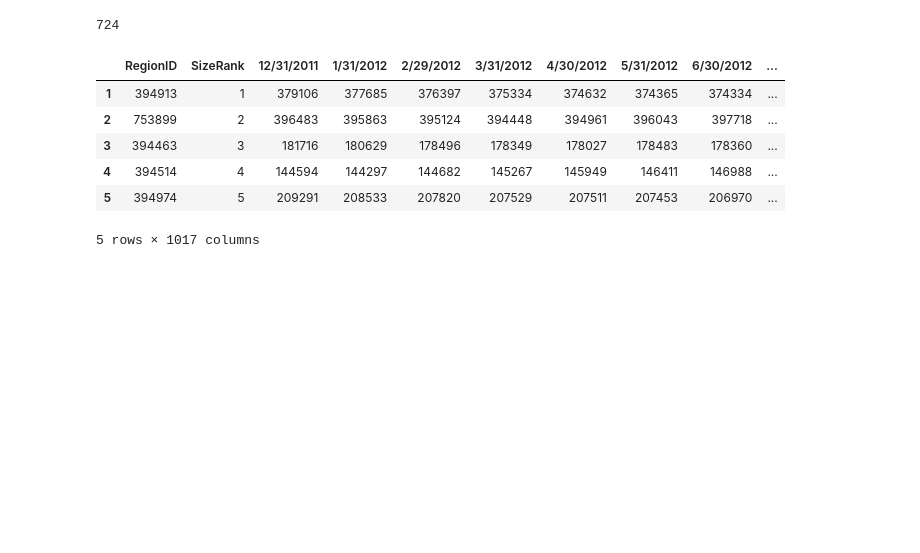
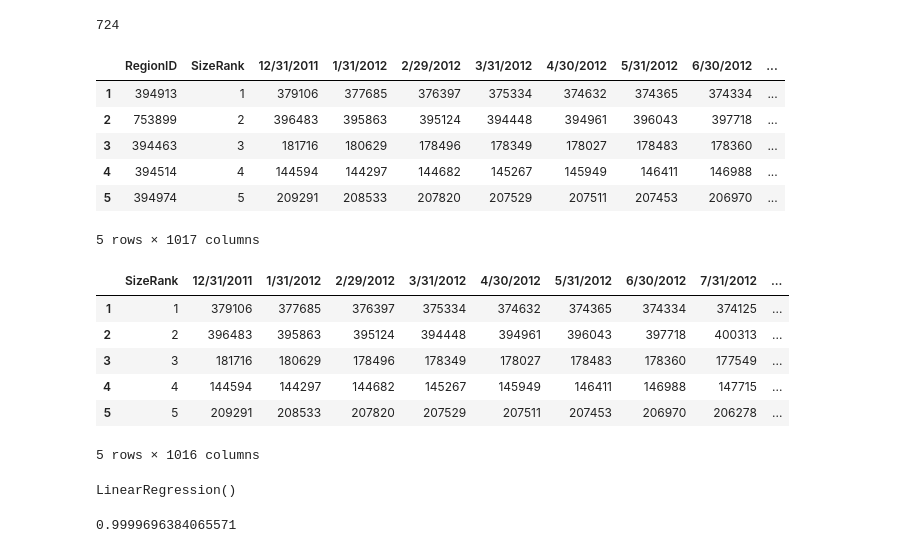
Before and after one commit to dmtiblin/Project-4-Team, a Jupyter notebook: test_work/zillow_regression.ipynb, the cells around one changed output. Cells and saved outputs as stored; diff of their text form; code cells hidden in the pictures; blank space fills up the shorter version.

Commit message:
Linear Regression

```diff
--- a/test_work/zillow_regression.ipynb
+++ b/test_work/zillow_regression.ipynb
@@ -202,0 +199,12 @@ X.head(5)
+# %%
+# Drop RegionID
+X = X.drop('RegionID', axis=1)
+X.head(5)
+# %% [output]
+|  | SizeRank | 12/31/2011 | 1/31/2012 | 2/29/2012 | 3/31/2012 | 4/30/2012 | 5/31/2012 | 6/30/2012 | 7/31/2012 | ... |
+| 1 | 1 | 379106 | 377685 | 376397 | 375334 | 374632 | 374365 | 374334 | 374125 | ... |
+| 2 | 2 | 396483 | 395863 | 395124 | 394448 | 394961 | 396043 | 397718 | 400313 | ... |
+| 3 | 3 | 181716 | 180629 | 178496 | 178349 | 178027 | 178483 | 178360 | 177549 | ... |
+| 4 | 4 | 144594 | 144297 | 144682 | 145267 | 145949 | 146411 | 146988 | 147715 | ... |
+| 5 | 5 | 209291 | 208533 | 207820 | 207529 | 207511 | 207453 | 206970 | 206278 | ... |
+5 rows × 1016 columns
@@ -202,0 +215,12 @@ X.head(5)
+# %%
+# Linear Regression Model
+from sklearn.linear_model import LinearRegression
+model = LinearRegression()
+model.fit(X_train, y_train)
+# %% [output]
+LinearRegression()
+# %%
+# Score the model
+model.score(X_test, y_test)
+# %% [output]
+0.9999696384065571
```
Also changed, not shown: parts of 3 cells of this notebook.
